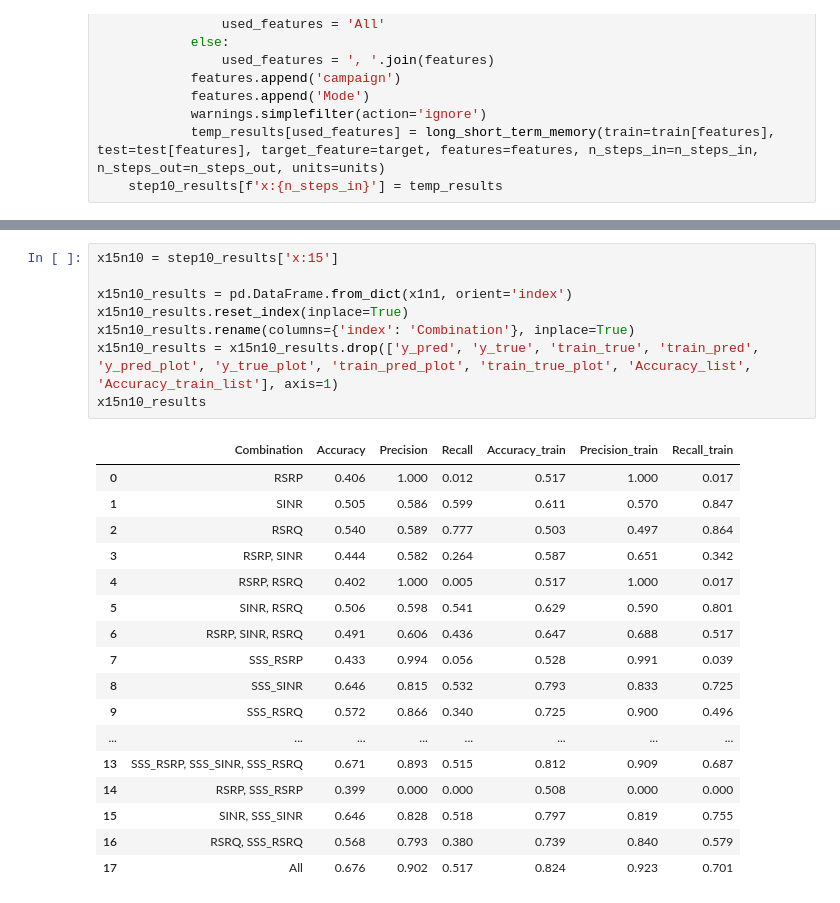
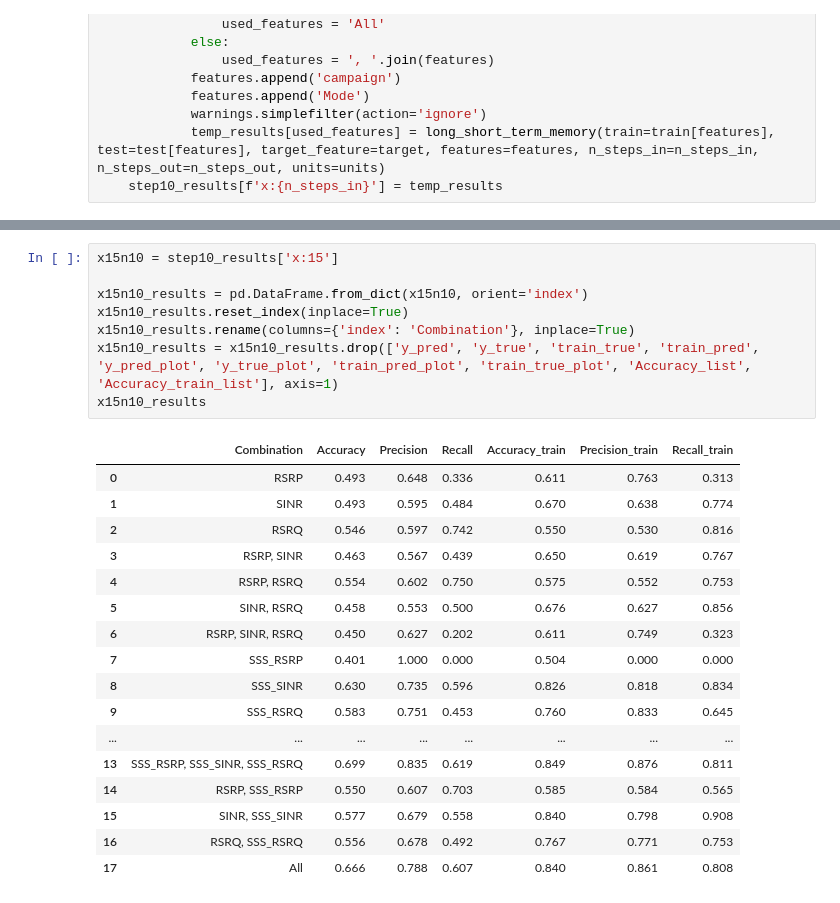
Before and after one commit to ihneskarbovik/master, a Jupyter notebook: test6_op2_mode_pred_structured.ipynb, the cells around one changed output, grey strips where cells are left out. Drawn from its saved outputs; the diff is of its cells as text.

```diff
--- a/test6_op2_mode_pred_structured.ipynb
+++ b/test6_op2_mode_pred_structured.ipynb
@@ -787,26 +888,26 @@ x10n10_results
 # %%
 x15n10 = step10_results['x:15']
 
-x15n10_results = pd.DataFrame.from_dict(x1n1, orient='index')
+x15n10_results = pd.DataFrame.from_dict(x15n10, orient='index')
 x15n10_results.reset_index(inplace=True)
 x15n10_results.rename(columns={'index': 'Combination'}, inplace=True)
 x15n10_results = x15n10_results.drop(['y_pred', 'y_true', 'train_true', 'train_pred', 'y_pred_plot', 'y_true_plot', 'train_pred_plot', 'train_true_plot', 'Accuracy_list', 'Accuracy_train_list'], axis=1)
 x15n10_results
 # %% [output]
 |  | Combination | Accuracy | Precision | Recall | Accuracy_train | Precision_train | Recall_train |
-| 0 | RSRP | 0.406 | 1.000 | 0.012 | 0.517 | 1.000 | 0.017 |
-| 1 | SINR | 0.505 | 0.586 | 0.599 | 0.611 | 0.570 | 0.847 |
-| 2 | RSRQ | 0.540 | 0.589 | 0.777 | 0.503 | 0.497 | 0.864 |
-| 3 | RSRP, SINR | 0.444 | 0.582 | 0.264 | 0.587 | 0.651 | 0.342 |
-| 4 | RSRP, RSRQ | 0.402 | 1.000 | 0.005 | 0.517 | 1.000 | 0.017 |
-| 5 | SINR, RSRQ | 0.506 | 0.598 | 0.541 | 0.629 | 0.590 | 0.801 |
-| 6 | RSRP, SINR, RSRQ | 0.491 | 0.606 | 0.436 | 0.647 | 0.688 | 0.517 |
-| 7 | SSS_RSRP | 0.433 | 0.994 | 0.056 | 0.528 | 0.991 | 0.039 |
-| 8 | SSS_SINR | 0.646 | 0.815 | 0.532 | 0.793 | 0.833 | 0.725 |
-| 9 | SSS_RSRQ | 0.572 | 0.866 | 0.340 | 0.725 | 0.900 | 0.496 |
+| 0 | RSRP | 0.493 | 0.648 | 0.336 | 0.611 | 0.763 | 0.313 |
+| 1 | SINR | 0.493 | 0.595 | 0.484 | 0.670 | 0.638 | 0.774 |
+| 2 | RSRQ | 0.546 | 0.597 | 0.742 | 0.550 | 0.530 | 0.816 |
+| 3 | RSRP, SINR | 0.463 | 0.567 | 0.439 | 0.650 | 0.619 | 0.767 |
+| 4 | RSRP, RSRQ | 0.554 | 0.602 | 0.750 | 0.575 | 0.552 | 0.753 |
+| 5 | SINR, RSRQ | 0.458 | 0.553 | 0.500 | 0.676 | 0.627 | 0.856 |
+| 6 | RSRP, SINR, RSRQ | 0.450 | 0.627 | 0.202 | 0.611 | 0.749 | 0.323 |
+| 7 | SSS_RSRP | 0.401 | 1.000 | 0.000 | 0.504 | 0.000 | 0.000 |
+| 8 | SSS_SINR | 0.630 | 0.735 | 0.596 | 0.826 | 0.818 | 0.834 |
+| 9 | SSS_RSRQ | 0.583 | 0.751 | 0.453 | 0.760 | 0.833 | 0.645 |
 | ... | ... | ... | ... | ... | ... | ... | ... |
-| 13 | SSS_RSRP, SSS_SINR, SSS_RSRQ | 0.671 | 0.893 | 0.515 | 0.812 | 0.909 | 0.687 |
-| 14 | RSRP, SSS_RSRP | 0.399 | 0.000 | 0.000 | 0.508 | 0.000 | 0.000 |
-| 15 | SINR, SSS_SINR | 0.646 | 0.828 | 0.518 | 0.797 | 0.819 | 0.755 |
-| 16 | RSRQ, SSS_RSRQ | 0.568 | 0.793 | 0.380 | 0.739 | 0.840 | 0.579 |
-| 17 | All | 0.676 | 0.902 | 0.517 | 0.824 | 0.923 | 0.701 |
+| 13 | SSS_RSRP, SSS_SINR, SSS_RSRQ | 0.699 | 0.835 | 0.619 | 0.849 | 0.876 | 0.811 |
+| 14 | RSRP, SSS_RSRP | 0.550 | 0.607 | 0.703 | 0.585 | 0.584 | 0.565 |
+| 15 | SINR, SSS_SINR | 0.577 | 0.679 | 0.558 | 0.840 | 0.798 | 0.908 |
+| 16 | RSRQ, SSS_RSRQ | 0.556 | 0.678 | 0.492 | 0.767 | 0.771 | 0.753 |
+| 17 | All | 0.666 | 0.788 | 0.607 | 0.840 | 0.861 | 0.808 |
```
Also changed, not shown: parts of 22 cells of this notebook, 1 other file.
